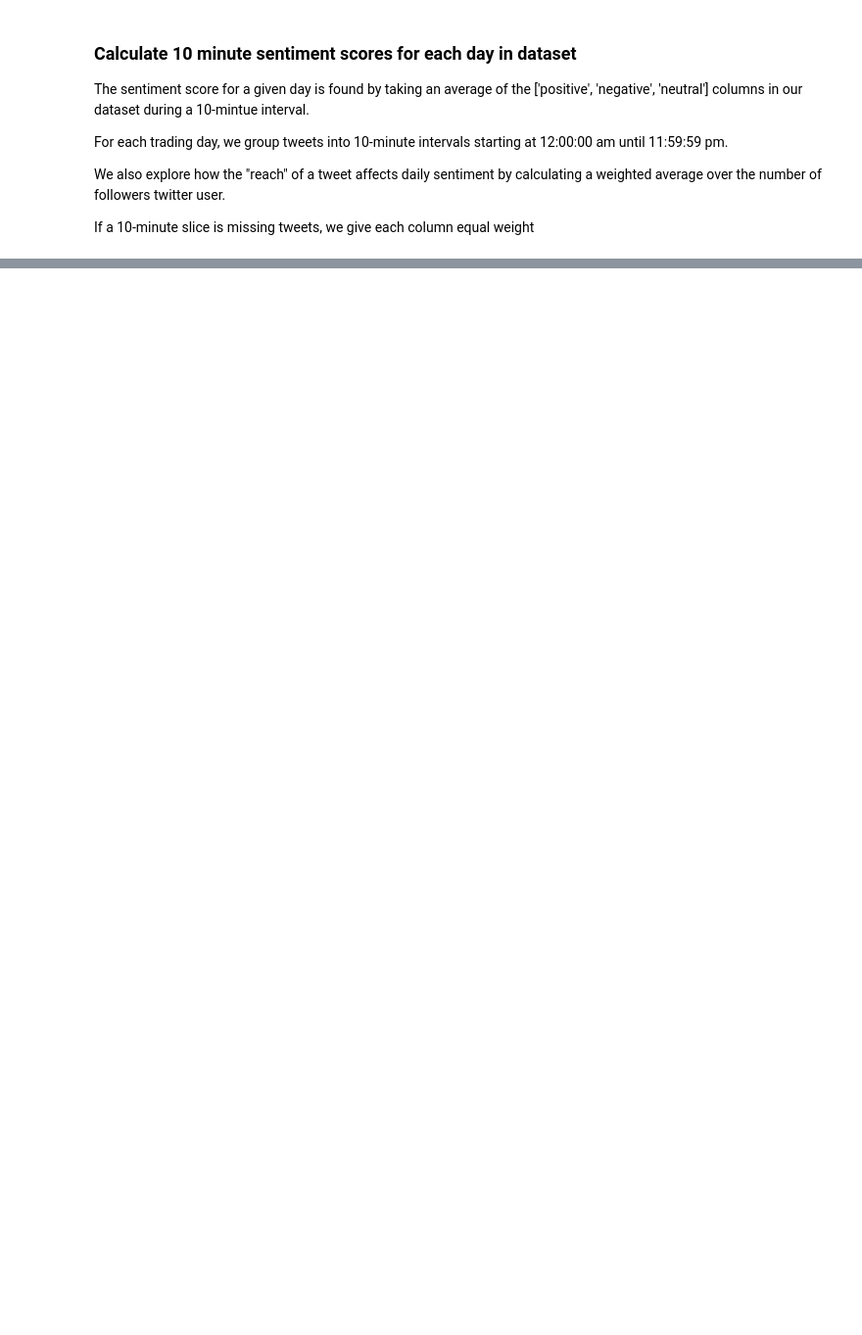
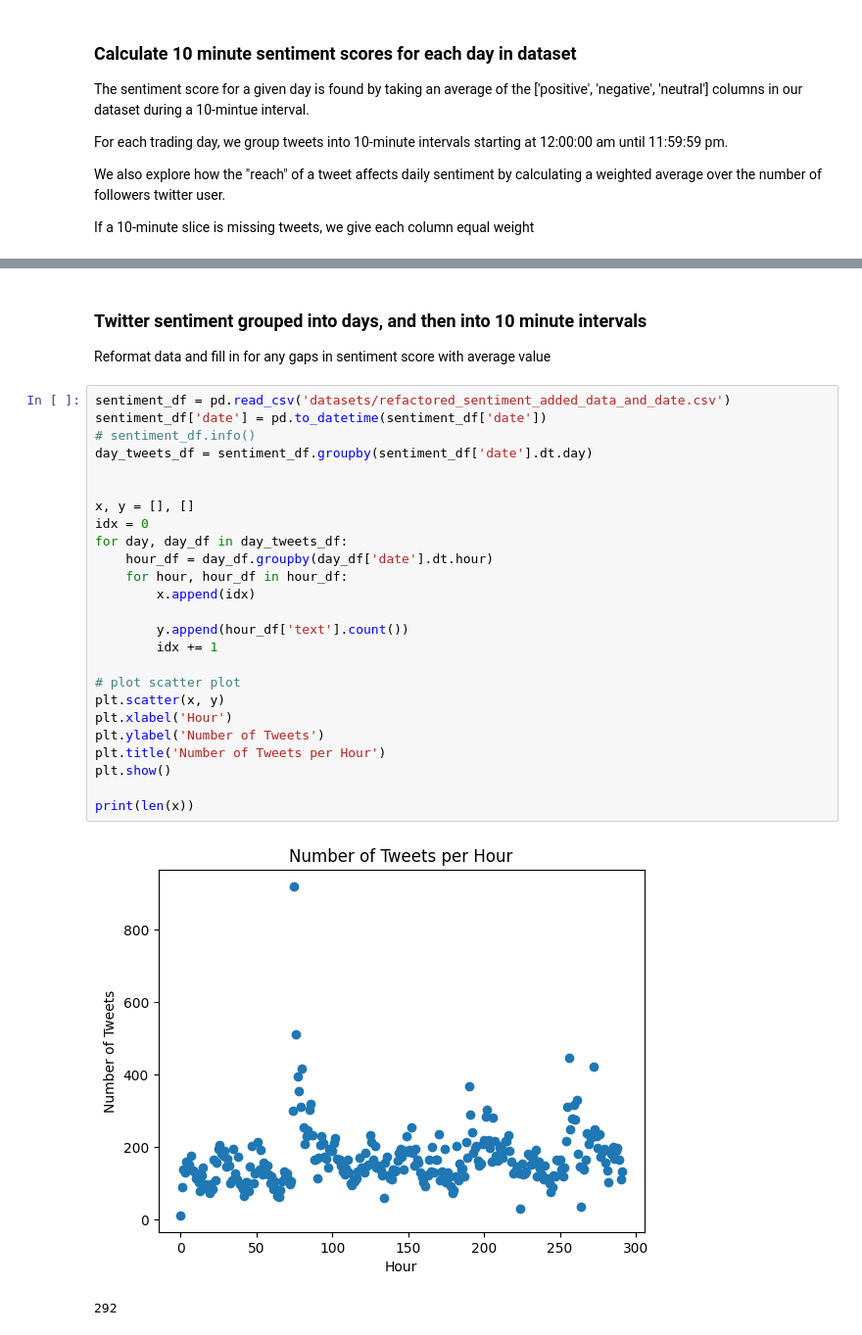
Before and after one commit to jamesrockey/Evolving-Sentiment, a Jupyter notebook: main.ipynb, the cells around one changed output, grey strips where cells are left out. Shown at 98% size. Cells and saved outputs as stored; diff of their text form; blank space fills up the shorter version.

```diff
--- a/main.ipynb
+++ b/main.ipynb
@@ -222,0 +256,32 @@ def average(group):
+# %% [markdown]
+### Twitter sentiment grouped into days, and then into 10 minute intervals
+
+Reformat data and fill in for any gaps in sentiment score with average value
+# %%
+sentiment_df = pd.read_csv('datasets/refactored_sentiment_added_data_and_date.csv')
+sentiment_df['date'] = pd.to_datetime(sentiment_df['date'])
+# sentiment_df.info()
+day_tweets_df = sentiment_df.groupby(sentiment_df['date'].dt.day)
+
+
+x, y = [], []
+idx = 0
+for day, day_df in day_tweets_df:
+    hour_df = day_df.groupby(day_df['date'].dt.hour)
+    for hour, hour_df in hour_df:
+        x.append(idx)
+
+        y.append(hour_df['text'].count())
+        idx += 1
+
+# plot scatter plot
+plt.scatter(x, y)
+plt.xlabel('Hour')
+plt.ylabel('Number of Tweets')
+plt.title('Number of Tweets per Hour')
+plt.show()
+
+print(len(x))
+# %% [output]
+[figure, added]
+292
```
Also changed, not shown: parts of 18 cells of this notebook.
